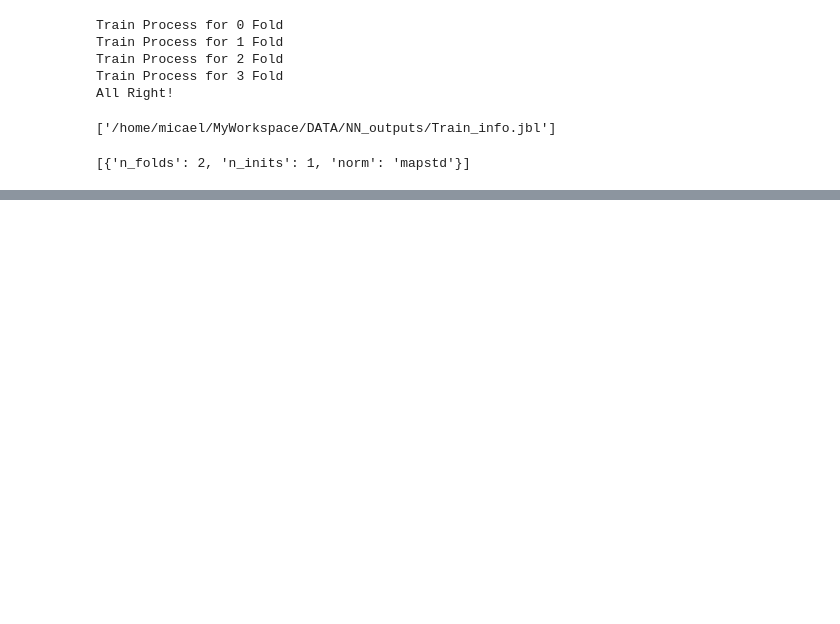
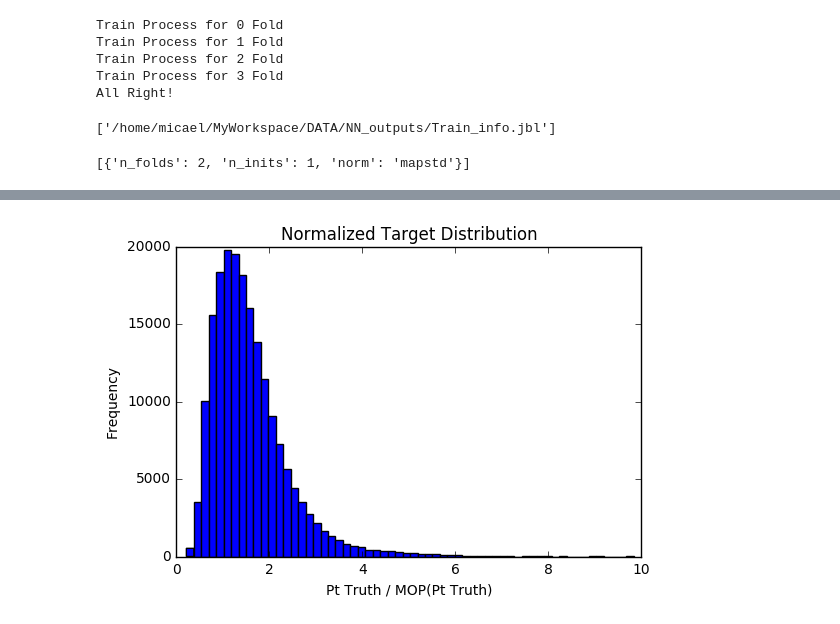
Before and after one commit to micaelverissimo/PtRelAnalysis, a Jupyter notebook: NeuralAnalysis.ipynb, the cells around one changed output, grey strips where cells are left out. Cells and saved outputs as stored; diff of their text form; code cells hidden in the pictures; blank space fills up the shorter version.

```diff
--- a/NeuralAnalysis.ipynb
+++ b/NeuralAnalysis.ipynb
@@ -205,0 +220,9 @@ plt.show()
+# %%
+import matplotlib.pyplot as plt
+plt.hist(norm_target, 60)
+plt.title("Normalized Target Distribution")
+plt.xlabel("Pt Truth / MOP(Pt Truth)")
+plt.ylabel("Frequency")
+plt.show()
+# %% [output]
+[figure, added]
```
Also changed, not shown: parts of 9 cells of this notebook.
